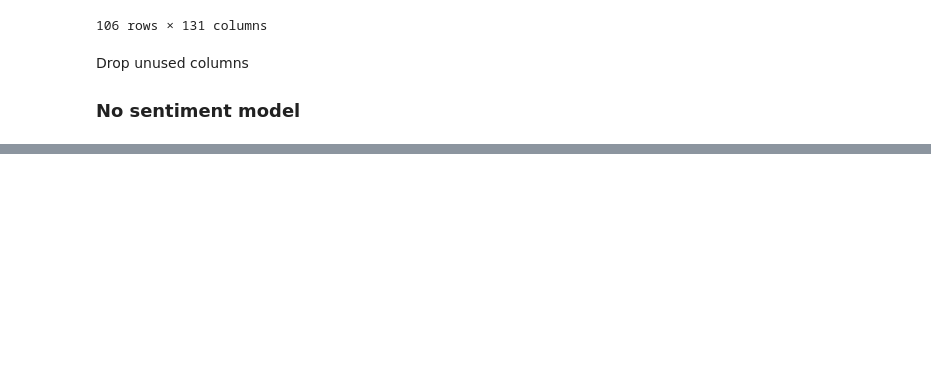
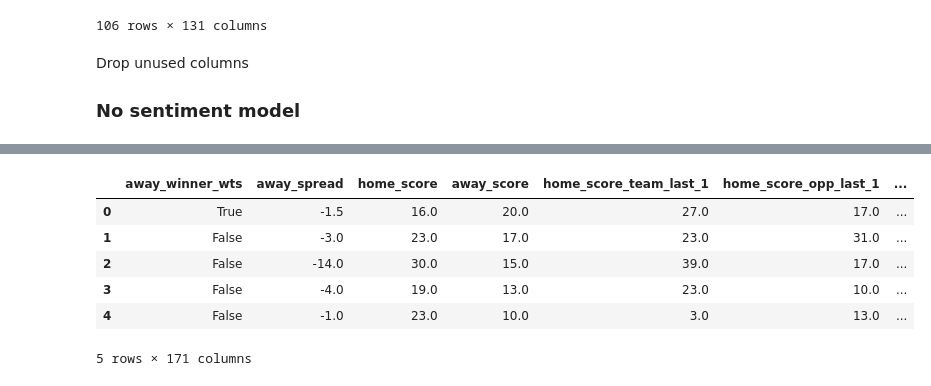
Before and after one commit to huuugh18/NFL_twitter_sentiment_odds, a Jupyter notebook: models/predict_something.ipynb, the cells around one changed output, grey strips where cells are left out. Cells and saved outputs as stored; diff of their text form; code cells hidden in the pictures; blank space fills up the shorter version.

```diff
--- a/models/predict_something.ipynb
+++ b/models/predict_something.ipynb
@@ -29,0 +107,18 @@ ModuleNotFoundError: No module named 'no_sent_cols_to_remove'
+# %%
+def convert_actual_spread_to_winner_wts(df):
+    df = df.copy()
+    df['away_winner_wts'] = df['away_score'] + df['away_spread'] > df['home_score']
+    col_to_move = df.pop('away_winner_wts')
+    df.insert(0, 'away_winner_wts', col_to_move)
+    # df = df.drop(['home_score','away_score'], axis=1)
+    return df
+
+convert_actual_spread_to_winner_wts(df_1hot1)
+# %% [output]
+|  | away_winner_wts | away_spread | home_score | away_score | home_score_team_last_1 | home_score_opp_last_1 | ... |
+| 0 | True | -1.5 | 16.0 | 20.0 | 27.0 | 17.0 | ... |
+| 1 | False | -3.0 | 23.0 | 17.0 | 23.0 | 31.0 | ... |
+| 2 | False | -14.0 | 30.0 | 15.0 | 39.0 | 17.0 | ... |
+| 3 | False | -4.0 | 19.0 | 13.0 | 23.0 | 10.0 | ... |
+| 4 | False | -1.0 | 23.0 | 10.0 | 3.0 | 13.0 | ... |
+5 rows × 171 columns
```
Also changed, not shown: parts of 23 cells of this notebook, 1 other file.
